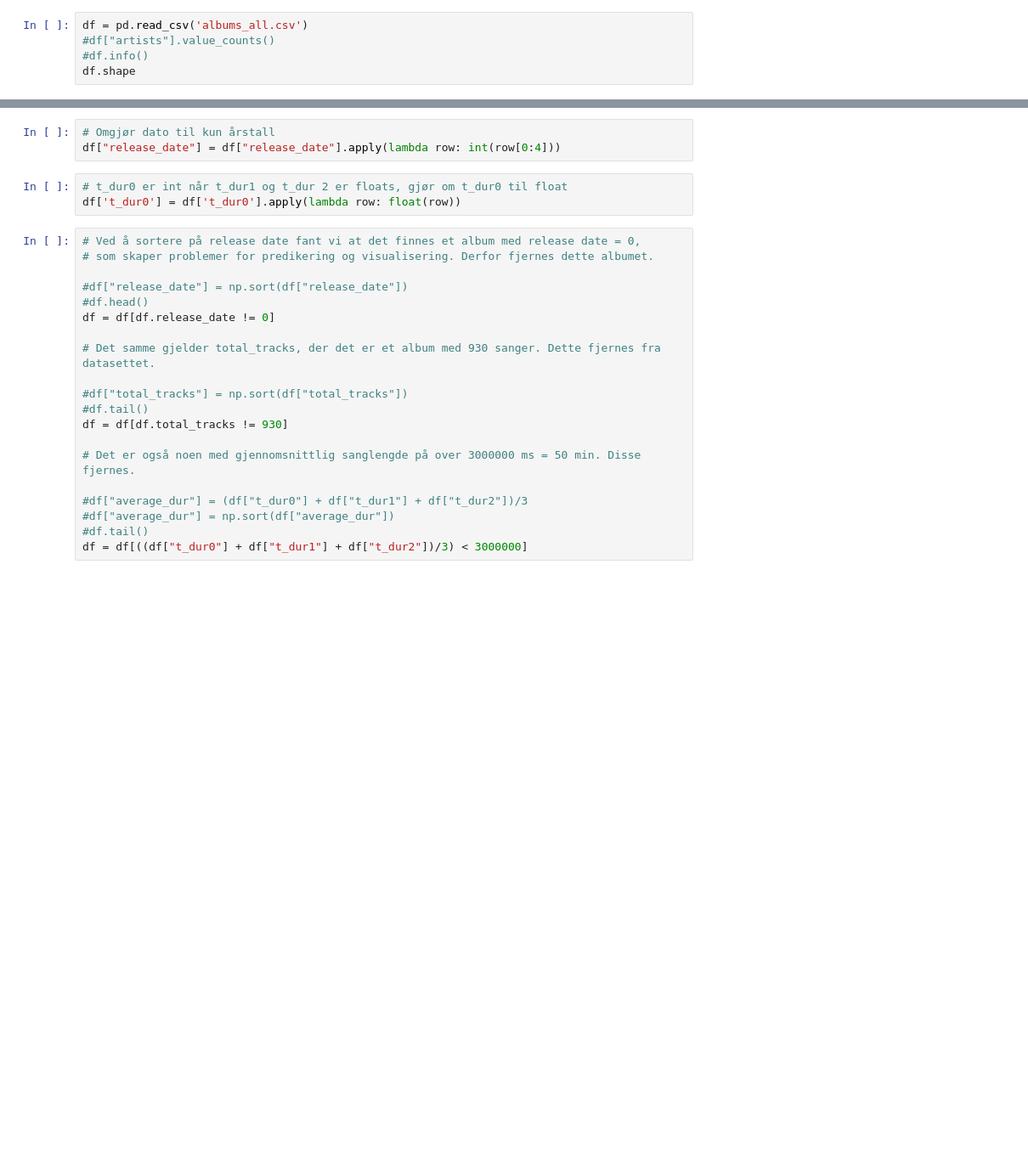
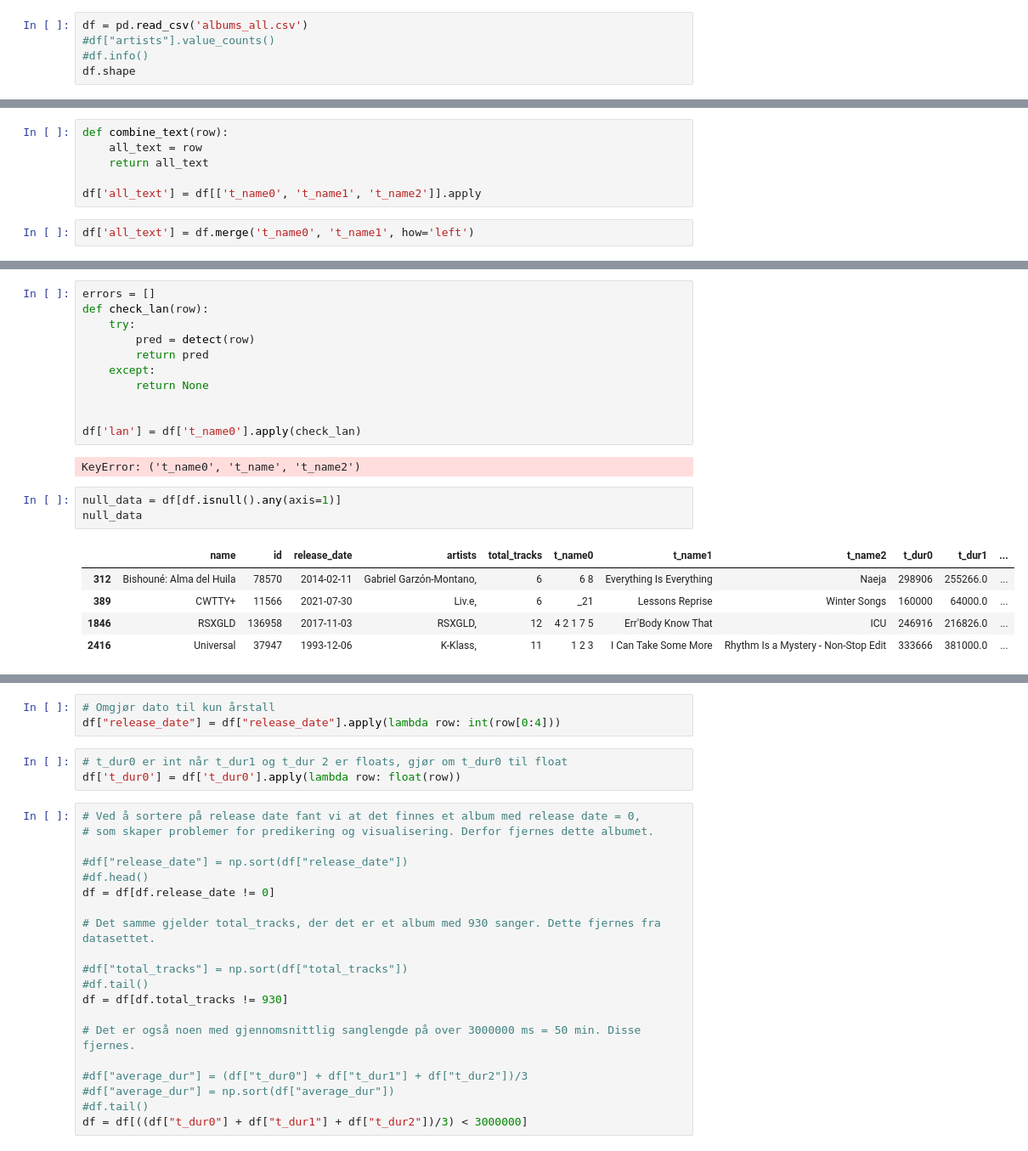
Before and after one commit to jmidtgard/INFO284Oblig, a Jupyter notebook: Oblig_kode.ipynb, the cells around one changed output, grey strips where cells are left out. Shown at 85% size. Drawn from its saved outputs; the diff is of its cells as text; blank space fills up the shorter version.

```diff
--- a/Oblig_kode.ipynb
+++ b/Oblig_kode.ipynb
@@ -34,0 +35,8 @@ df.shape
+# %%
+def combine_text(row):
+    all_text = row
+    return all_text
+
+df['all_text'] = df[['t_name0', 't_name1', 't_name2']].apply
+# %%
+df['all_text'] = df.merge('t_name0', 't_name1', how='left')
@@ -34,0 +54,22 @@ df.shape
+# %%
+errors = []
+def check_lan(row):
+    try:
+        pred = detect(row)
+        return pred
+    except:
+        return None
+
+
+df['lan'] = df['t_name0'].apply(check_lan)
+# %% [output]
+KeyError: ('t_name0', 't_name', 't_name2')
+# %%
+null_data = df[df.isnull().any(axis=1)]
+null_data
+# %% [output]
+|  | name | id | release_date | artists | total_tracks | t_name0 | t_name1 | t_name2 | t_dur0 | t_dur1 | ... |
+| 312 | Bishouné: Alma del Huila | 78570 | 2014-02-11 | Gabriel Garzón-Montano, | 6 | 6 8 | Everything Is Everything | Naeja | 298906 | 255266.0 | ... |
+| 389 | CWTTY+ | 11566 | 2021-07-30 | Liv.e, | 6 | _21 | Lessons Reprise | Winter Songs | 160000 | 64000.0 | ... |
+| 1846 | RSXGLD | 136958 | 2017-11-03 | RSXGLD, | 12 | 4 2 1 7 5 | Err'Body Know That | ICU | 246916 | 216826.0 | ... |
+| 2416 | Universal | 37947 | 1993-12-06 | K-Klass, | 11 | 1 2 3 | I Can Take Some More | Rhythm Is a Mystery - Non-Stop Edit | 333666 | 381000.0 | ... |
```
Also changed, not shown: parts of 9 cells of this notebook.
